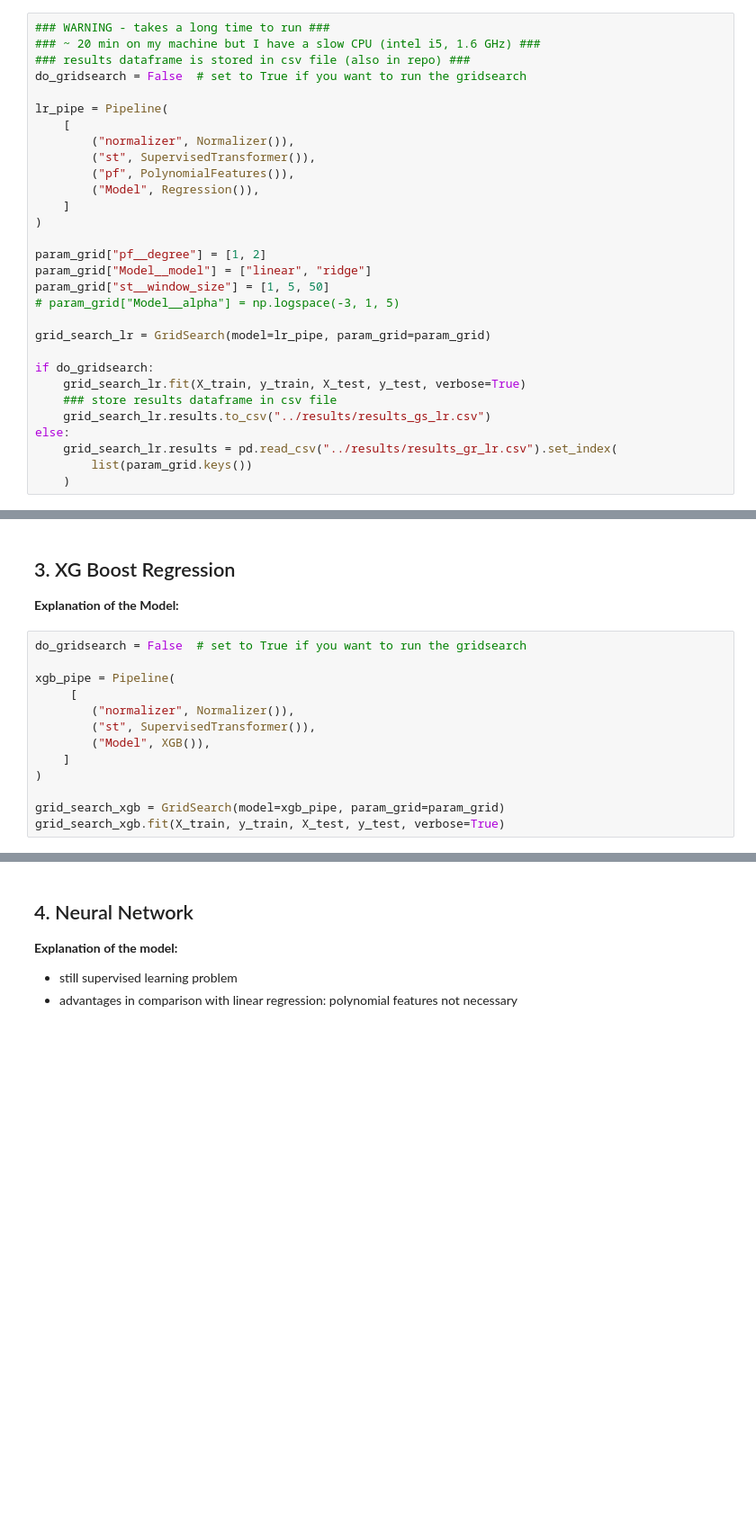
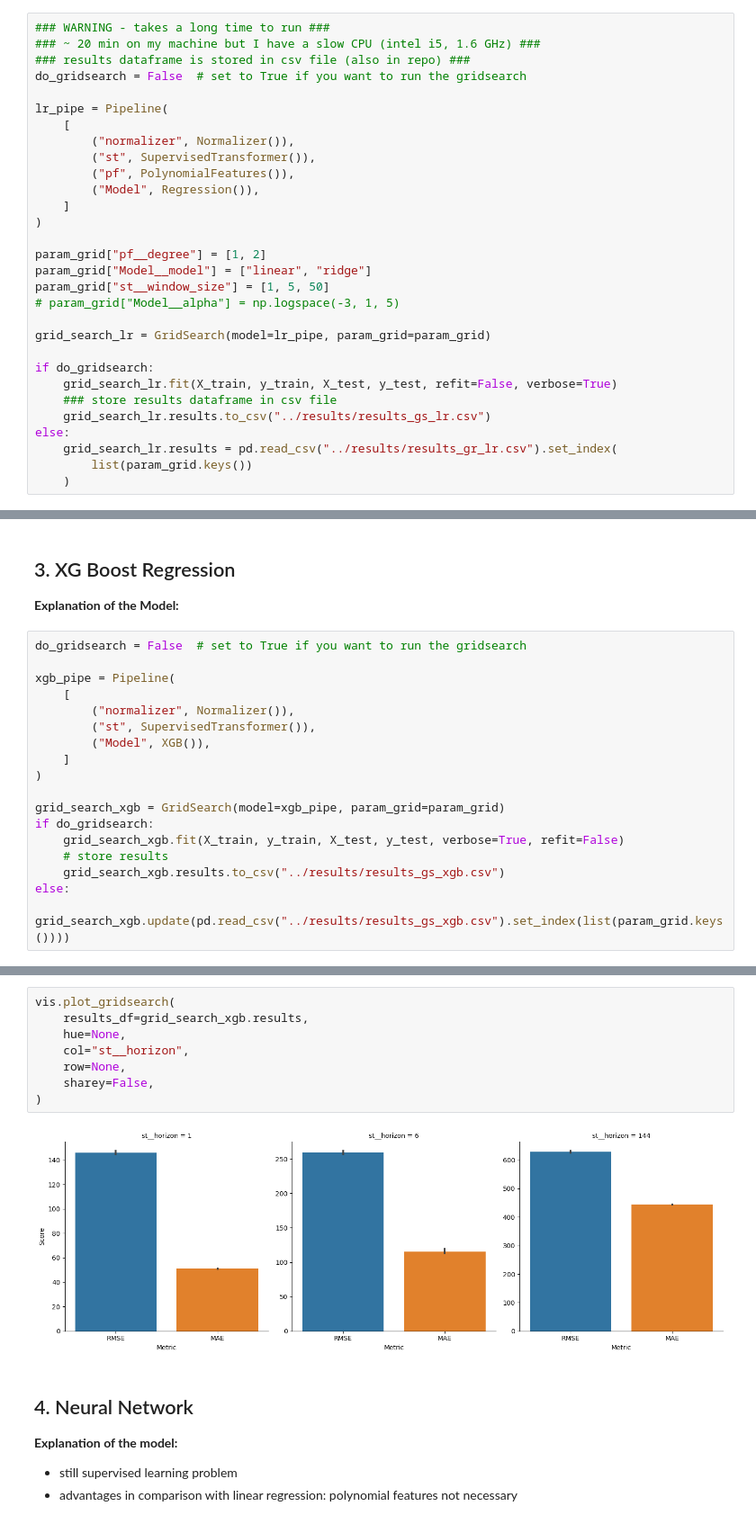
Before and after one commit to H-Kugler/forecasting-wind-power, a Jupyter notebook: notebooks/evaluation.ipynb, the cells around one changed output, grey strips where cells are left out. Shown at 90% size. Cells and saved outputs as stored; diff of their text form; blank space fills up the shorter version.

```diff
--- a/notebooks/evaluation.ipynb
+++ b/notebooks/evaluation.ipynb
@@ -190,7 +192,7 @@ param_grid["st__window_size"] = [1, 5, 50]
 grid_search_lr = GridSearch(model=lr_pipe, param_grid=param_grid)
 
 if do_gridsearch:
-    grid_search_lr.fit(X_train, y_train, X_test, y_test, verbose=True)
+    grid_search_lr.fit(X_train, y_train, X_test, y_test, refit=False, verbose=True)
     ### store results dataframe in csv file
     grid_search_lr.results.to_csv("../results/results_gs_lr.csv")
 else:
@@ -220,7 +222,7 @@ del param_grid["pf__degree"]
 do_gridsearch = False  # set to True if you want to run the gridsearch
 
 xgb_pipe = Pipeline(
-     [
+    [
         ("normalizer", Normalizer()),
         ("st", SupervisedTransformer()),
         ("Model", XGB()),
@@ -228,4 +230,9 @@ xgb_pipe = Pipeline(
 )
 
 grid_search_xgb = GridSearch(model=xgb_pipe, param_grid=param_grid)
-grid_search_xgb.fit(X_train, y_train, X_test, y_test, verbose=True)
+if do_gridsearch:
+    grid_search_xgb.fit(X_train, y_train, X_test, y_test, verbose=True, refit=False)
+    # store results
+    grid_search_xgb.results.to_csv("../results/results_gs_xgb.csv")
+else:
+    grid_search_xgb.update(pd.read_csv("../results/results_gs_xgb.csv").set_index(list(param_grid.keys())))
@@ -239,3 +239,13 @@ grid_search_xgb.results.to_csv("../results/results_gs_xgb.csv")
+# %%
+vis.plot_gridsearch(
+    results_df=grid_search_xgb.results,
+    hue=None,
+    col="st__horizon",
+    row=None,
+    sharey=False,
+)
+# %% [output]
+[figure, added]
 # %% [markdown]
 ## 4. Neural Network
 
```
Also changed, not shown: parts of 7 cells of this notebook, 6 other files.
